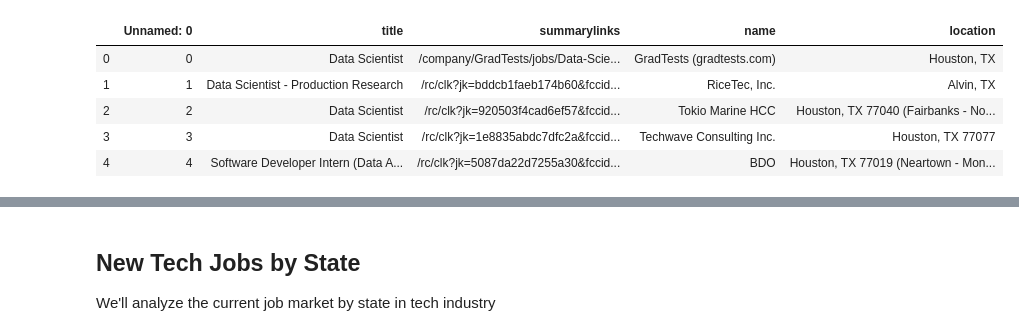
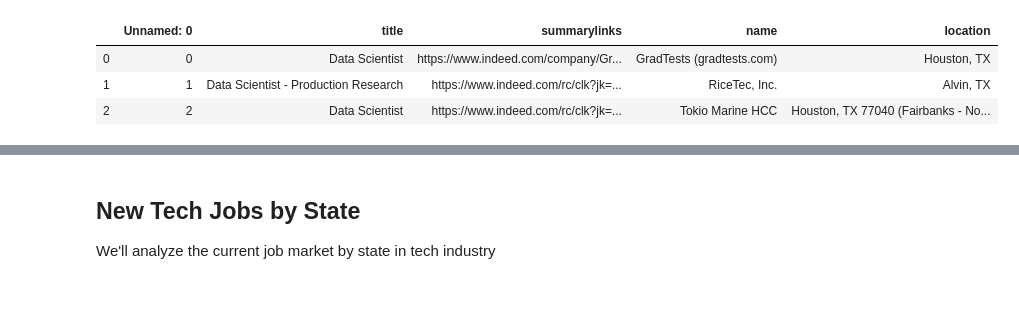
Before and after one commit to tnVn1995/JobPostsAnalysis, a Jupyter notebook: JobPostsAnalysis.ipynb, the cells around one changed output, grey strips where cells are left out. Cells and saved outputs as stored; diff of their text form; code cells hidden in the pictures; blank space fills up the shorter version.

```diff
--- a/JobPostsAnalysis.ipynb
+++ b/JobPostsAnalysis.ipynb
@@ -26,11 +17,9 @@ jobDesc500.head()
 # %%
-display(jobInfo.head())
+# Job info
 jobInfo.summarylinks = 'https://www.indeed.com' + jobInfo['summarylinks']
-display(jobInfo.head())
+display(jobInfo.head(3))
 # %% [output]
 |  | Unnamed: 0 | title | summarylinks | name | location |
-| 0 | 0 | Data Scientist | /company/GradTests/jobs/Data-Scie... | GradTests (gradtests.com) | Houston, TX |
-| 1 | 1 | Data Scientist - Production Research | /rc/clk?jk=bddcb1faeb174b60&fccid... | RiceTec, Inc. | Alvin, TX |
-| 2 | 2 | Data Scientist | /rc/clk?jk=920503f4cad6ef57&fccid... | Tokio Marine HCC | Houston, TX 77040 (Fairbanks - No... |
-| 3 | 3 | Data Scientist | /rc/clk?jk=1e8835abdc7dfc2a&fccid... | Techwave Consulting Inc. | Houston, TX 77077 |
-| 4 | 4 | Software Developer Intern (Data A... | /rc/clk?jk=5087da22d7255a30&fccid... | BDO | Houston, TX 77019 (Neartown - Mon... |
+| 0 | 0 | Data Scientist | https://www.indeed.com/company/Gr... | GradTests (gradtests.com) | Houston, TX |
+| 1 | 1 | Data Scientist - Production Research | https://www.indeed.com/rc/clk?jk=... | RiceTec, Inc. | Alvin, TX |
+| 2 | 2 | Data Scientist | https://www.indeed.com/rc/clk?jk=... | Tokio Marine HCC | Houston, TX 77040 (Fairbanks - No... |
```
Also changed, not shown: parts of 4 cells of this notebook.
